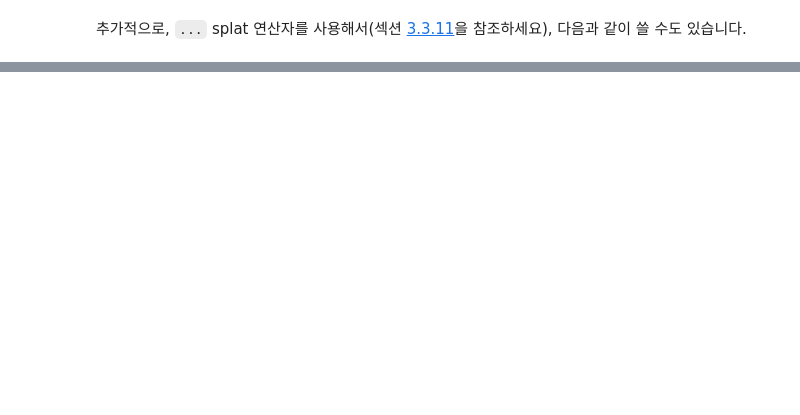
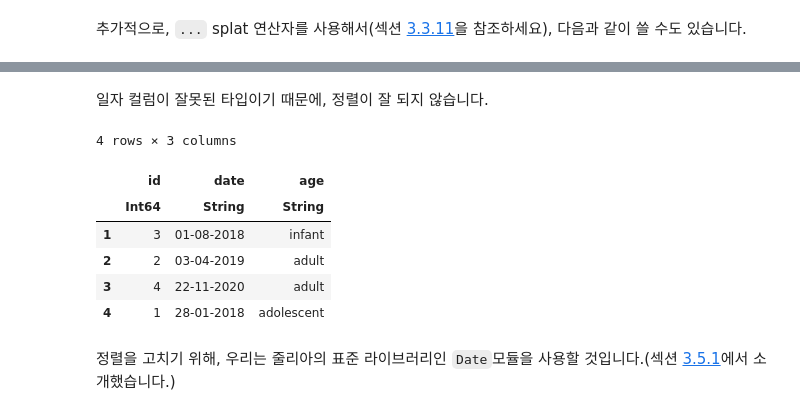
Before and after one commit to JunDamin/NotebooksForDataScience, a Jupyter notebook: docs/julia/data_science/04_DataFrames.ipynb, the cells around one changed output, grey strips where cells are left out. Cells and saved outputs as stored; diff of their text form; code cells hidden in the pictures; blank space fills up the shorter version.

```diff
--- a/docs/julia/data_science/04_DataFrames.ipynb
+++ b/docs/julia/data_science/04_DataFrames.ipynb
@@ -804,0 +791,14 @@ select(responses(), renames...)
+# %% [markdown]
+일자 컬럼이 잘못된 타입이기 때문에, 정렬이 잘 되지 않습니다.
+# %%
+sort(wrong_types(), :date)
+# %% [output]
+4 rows × 3 columns
+|  | id | date | age |
+|  | Int64 | String | String |
+| 1 | 3 | 01-08-2018 | infant |
+| 2 | 2 | 03-04-2019 | adult |
+| 3 | 4 | 22-11-2020 | adult |
+| 4 | 1 | 28-01-2018 | adolescent |
+# %% [markdown]
+정렬을 고치기 위해, 우리는 줄리아의 표준 라이브러리인 `Date`모듈을 사용할 것입니다.(섹션 [3.5.1]()에서 소개했습니다.)
```
Also changed, not shown: parts of 40 cells of this notebook, 8 other files.
